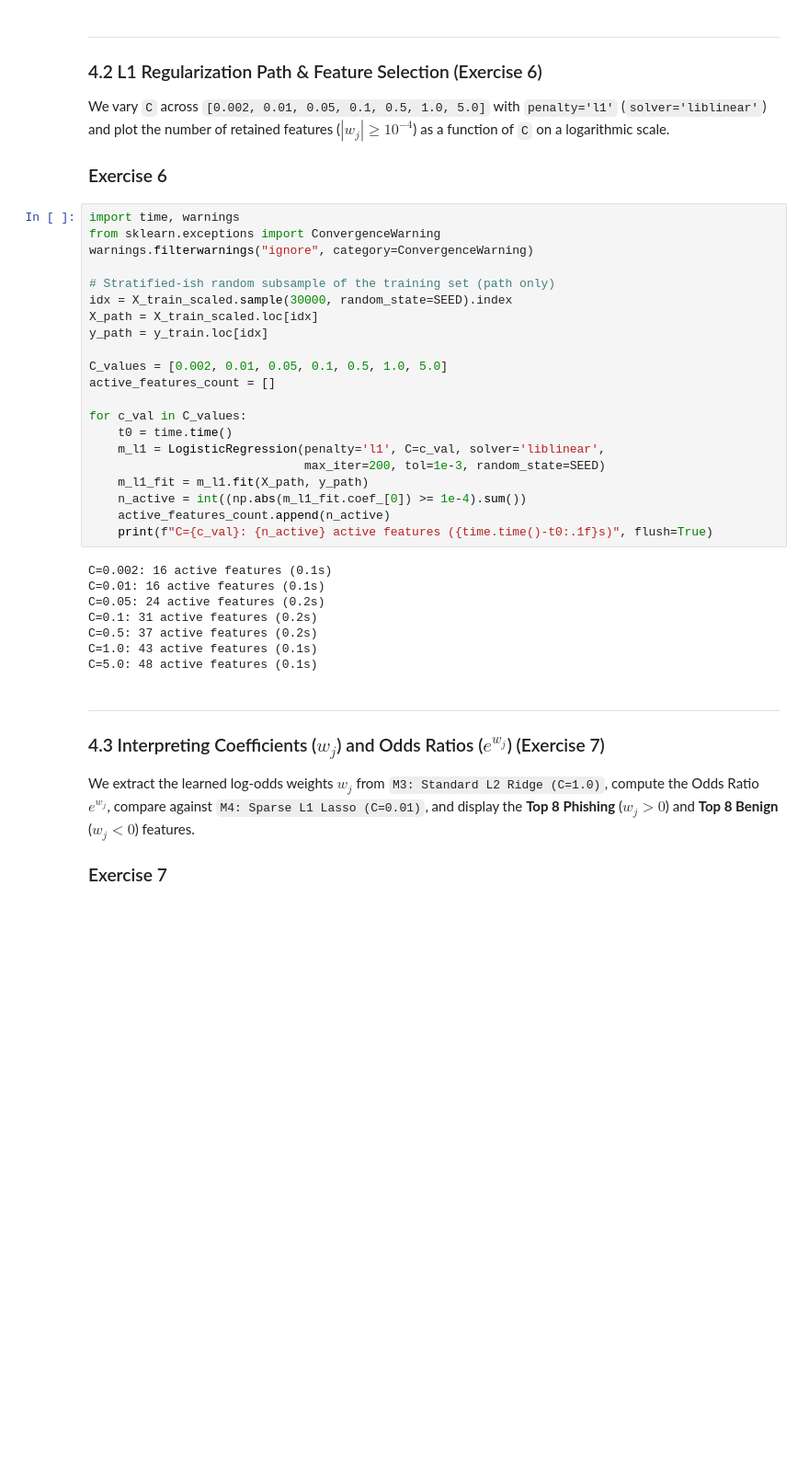
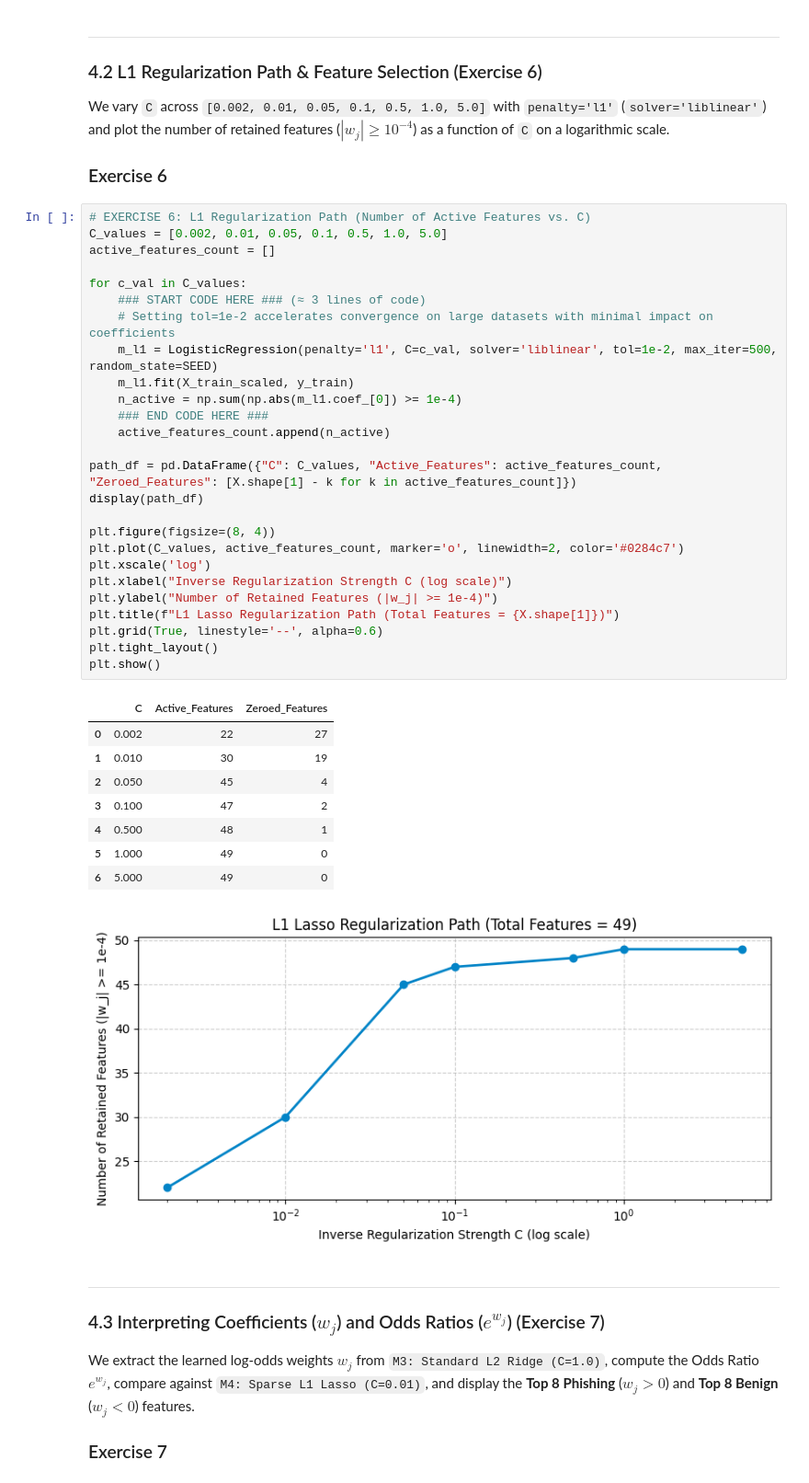
Before and after one commit to Bl4z3f12/AI-Ensiasd, a Jupyter notebook: M115_Lab1_Template.ipynb, the cells around one changed output. Shown at 92% size. Drawn from its saved outputs; the diff is of its cells as text; blank space fills up the shorter version.

```diff
--- a/M115_Lab1_Template.ipynb
+++ b/M115_Lab1_Template.ipynb
@@ -332,34 +332,41 @@ We vary `C` across `[0.002, 0.01, 0.05, 0.1, 0.5, 1.0, 5.0]` with `penalty='l1'`
 
 ### Exercise 6
 # %%
-import time, warnings
-from sklearn.exceptions import ConvergenceWarning
-warnings.filterwarnings("ignore", category=ConvergenceWarning)
-
-# Stratified-ish random subsample of the training set (path only)
-idx = X_train_scaled.sample(30000, random_state=SEED).index
-X_path = X_train_scaled.loc[idx]
-y_path = y_train.loc[idx]
-
+# EXERCISE 6: L1 Regularization Path (Number of Active Features vs. C)
 C_values = [0.002, 0.01, 0.05, 0.1, 0.5, 1.0, 5.0]
 active_features_count = []
 
 for c_val in C_values:
-    t0 = time.time()
-    m_l1 = LogisticRegression(penalty='l1', C=c_val, solver='liblinear',
-                              max_iter=200, tol=1e-3, random_state=SEED)
-    m_l1_fit = m_l1.fit(X_path, y_path)
-    n_active = int((np.abs(m_l1_fit.coef_[0]) >= 1e-4).sum())
+    ### START CODE HERE ### (≈ 3 lines of code)
+    # Setting tol=1e-2 accelerates convergence on large datasets with minimal impact on coefficients
+    m_l1 = LogisticRegression(penalty='l1', C=c_val, solver='liblinear', tol=1e-2, max_iter=500, random_state=SEED)
+    m_l1.fit(X_train_scaled, y_train)
+    n_active = np.sum(np.abs(m_l1.coef_[0]) >= 1e-4)
+    ### END CODE HERE ###
     active_features_count.append(n_active)
-    print(f"C={c_val}: {n_active} active features ({time.time()-t0:.1f}s)", flush=True)
+
+path_df = pd.DataFrame({"C": C_values, "Active_Features": active_features_count, "Zeroed_Features": [X.shape[1] - k for k in active_features_count]})
+display(path_df)
+
+plt.figure(figsize=(8, 4))
+plt.plot(C_values, active_features_count, marker='o', linewidth=2, color='#0284c7')
+plt.xscale('log')
+plt.xlabel("Inverse Regularization Strength C (log scale)")
+plt.ylabel("Number of Retained Features (|w_j| >= 1e-4)")
+plt.title(f"L1 Lasso Regularization Path (Total Features = {X.shape[1]})")
+plt.grid(True, linestyle='--', alpha=0.6)
+plt.tight_layout()
+plt.show()
 # %% [output]
-C=0.002: 16 active features (0.1s)
-C=0.01: 16 active features (0.1s)
-C=0.05: 24 active features (0.2s)
-C=0.1: 31 active features (0.2s)
-C=0.5: 37 active features (0.2s)
-C=1.0: 43 active features (0.1s)
-C=5.0: 48 active features (0.1s)
+|  | C | Active_Features | Zeroed_Features |
+| 0 | 0.002 | 22 | 27 |
+| 1 | 0.010 | 30 | 19 |
+| 2 | 0.050 | 45 | 4 |
+| 3 | 0.100 | 47 | 2 |
+| 4 | 0.500 | 48 | 1 |
+| 5 | 1.000 | 49 | 0 |
+| 6 | 5.000 | 49 | 0 |
+[figure, added]
 # %% [markdown]
 ---
 ### 4.3 Interpreting Coefficients ($w_j$) and Odds Ratios ($e^{w_j}$) (Exercise 7)
```
Also changed, not shown: parts of 1 cell of this notebook.
